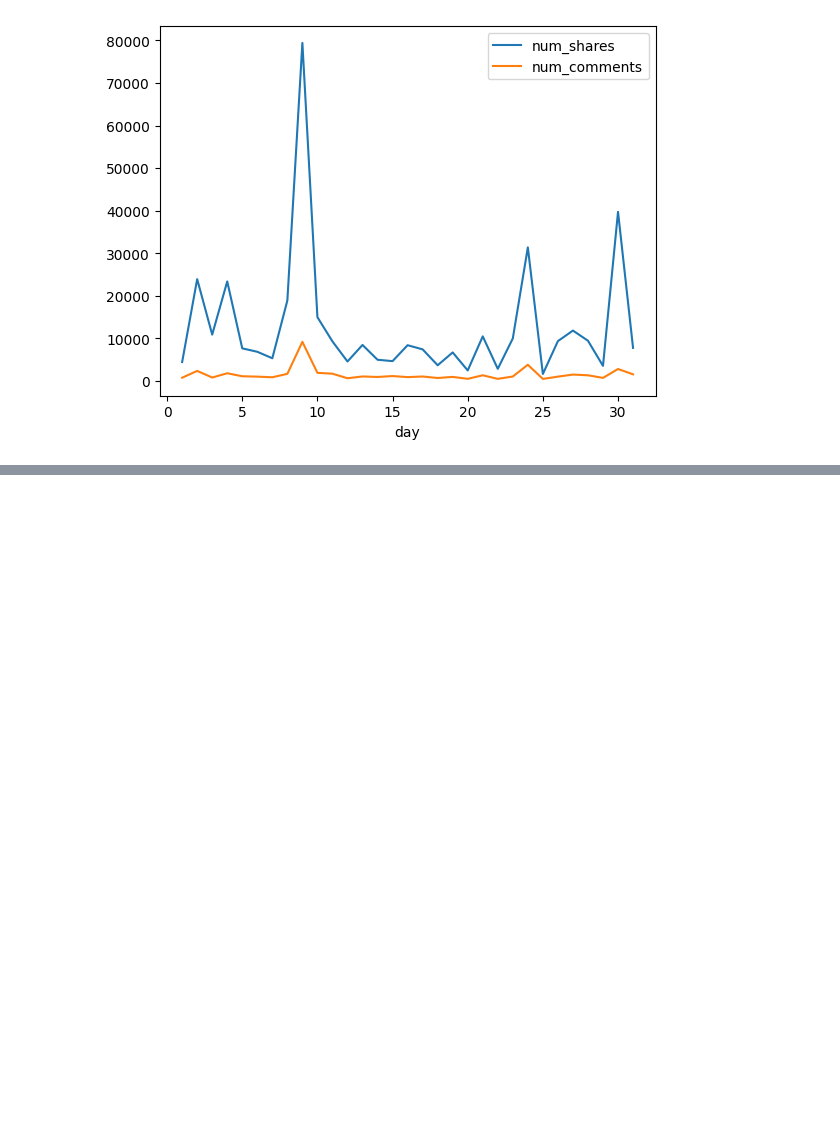
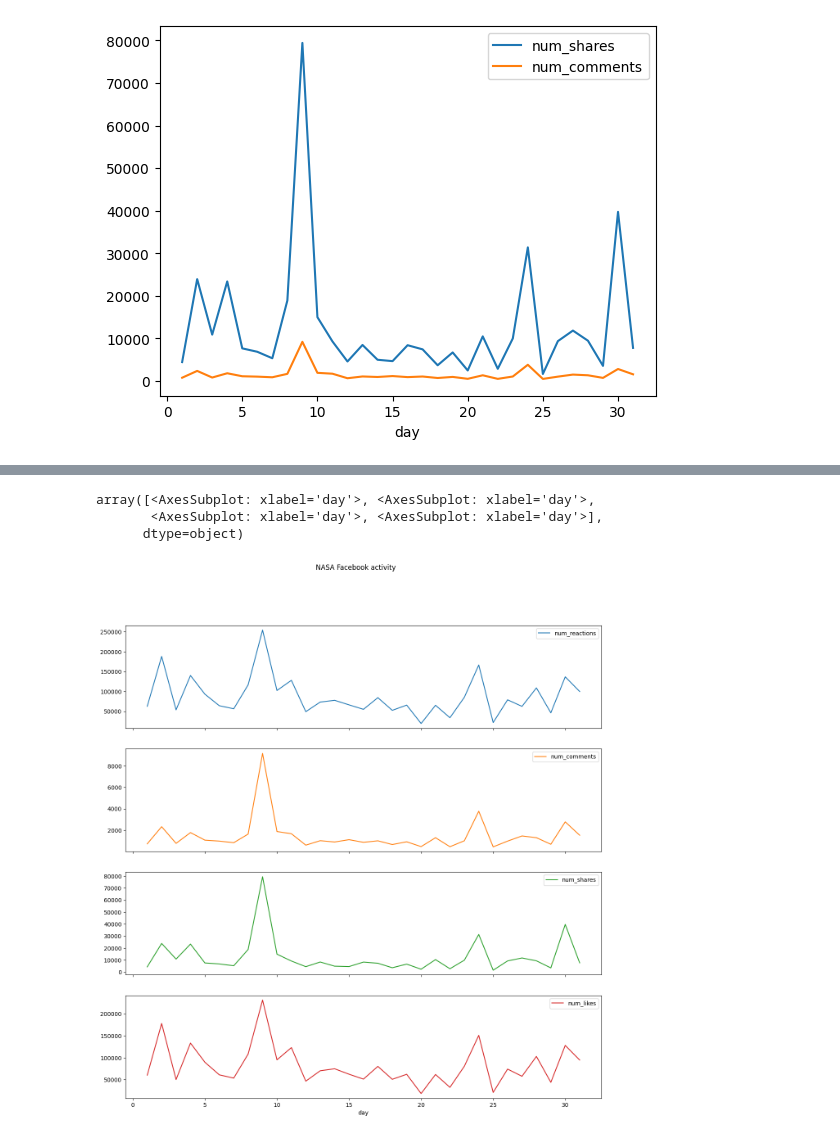
Before and after one commit to WojciechFlak/Udemy_PANDAS, a Jupyter notebook: Labs/S08-L001-.plot.ipynb, the cells around one changed output, grey strips where cells are left out. Saved outputs shown, nothing was run; the diff lists cells and outputs as text; code cells hidden in the pictures; blank space fills up the shorter version.

```diff
--- a/Labs/S08-L001-.plot.ipynb
+++ b/Labs/S08-L001-.plot.ipynb
@@ -52,0 +63,7 @@ nasa_by_day[['num_shares','num_comments']].plot()
+# %%
+nasa_by_day.plot(figsize=(15,15),title="NASA Facebook activity",subplots=True)
+# %% [output]
+array([<AxesSubplot: xlabel='day'>, <AxesSubplot: xlabel='day'>,
+       <AxesSubplot: xlabel='day'>, <AxesSubplot: xlabel='day'>],
+      dtype=object)
+[figure, added]
```
Also changed, not shown: parts of 6 cells of this notebook, 20 other files.
